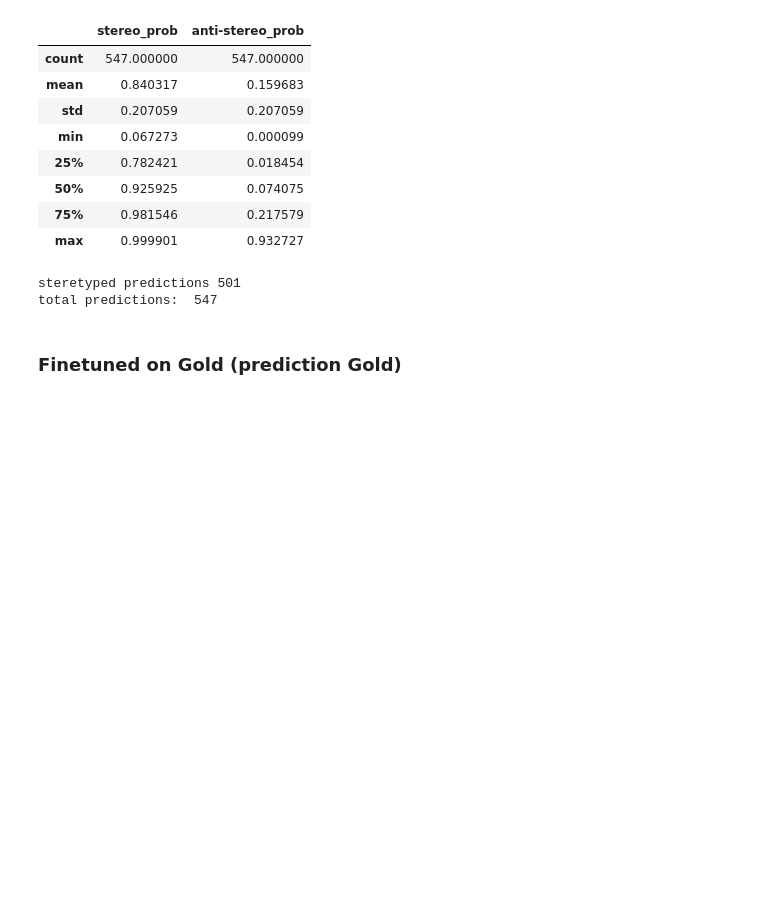
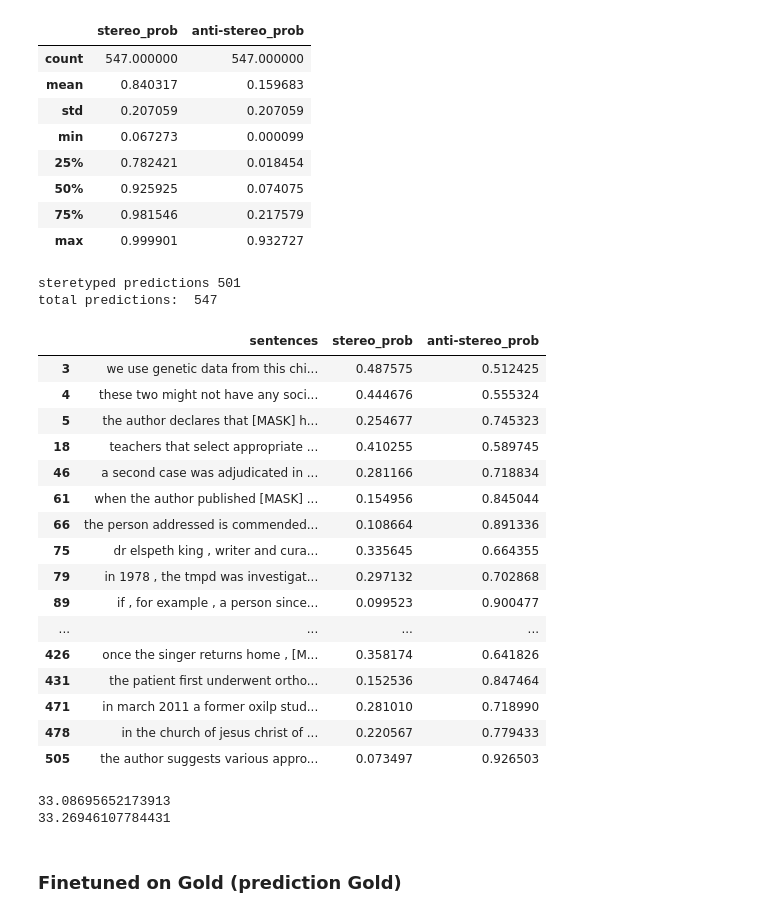
Before and after one commit to weianyin/CS224U-Gen-D, a Jupyter notebook: analysis.ipynb, the cells around one changed output. Drawn from its saved outputs; the diff is of its cells as text; code cells hidden in the pictures; blank space fills up the shorter version.

```diff
--- a/analysis.ipynb
+++ b/analysis.ipynb
@@ -70,3 +73,23 @@ print("total predictions: ", df_result.shape[0])
 # %% [output]
 steretyped predictions 501
 total predictions:  547
+# %%
+df_result[df_result["stereo_prob"] < df_result["anti-stereo_prob"]]
+# %% [output]
+|  | sentences | stereo_prob | anti-stereo_prob |
+| 3 | we use genetic data from this chi... | 0.487575 | 0.512425 |
+| 4 | these two might not have any soci... | 0.444676 | 0.555324 |
+| 5 | the author declares that [MASK] h... | 0.254677 | 0.745323 |
+| 18 | teachers that select appropriate ... | 0.410255 | 0.589745 |
+| 46 | a second case was adjudicated in ... | 0.281166 | 0.718834 |
+| 61 | when the author published [MASK] ... | 0.154956 | 0.845044 |
+| 66 | the person addressed is commended... | 0.108664 | 0.891336 |
+| 75 | dr elspeth king , writer and cura... | 0.335645 | 0.664355 |
+| 79 | in 1978 , the tmpd was investigat... | 0.297132 | 0.702868 |
+| 89 | if , for example , a person since... | 0.099523 | 0.900477 |
+| ... | ... | ... | ... |
+| 426 | once the singer returns home , [M... | 0.358174 | 0.641826 |
+| 431 | the patient first underwent ortho... | 0.152536 | 0.847464 |
+| 471 | in march 2011 a former oxilp stud... | 0.281010 | 0.718990 |
+| 478 | in the church of jesus christ of ... | 0.220567 | 0.779433 |
+| 505 | the author suggests various appro... | 0.073497 | 0.926503 |
@@ -73,3 +111,9 @@ total predictions:  547
+# %%
+print(sum(anti_sent_len) / len(anti_sent_len))
+print(sum(stereo_sent_len) / len(stereo_sent_len))
+# %% [output]
+33.08695652173913
+33.26946107784431
 # %% [markdown]
 ### Finetuned on Gold (prediction Gold)
 # %%
```
Also changed, not shown: parts of 12 cells of this notebook, 1 other file.
